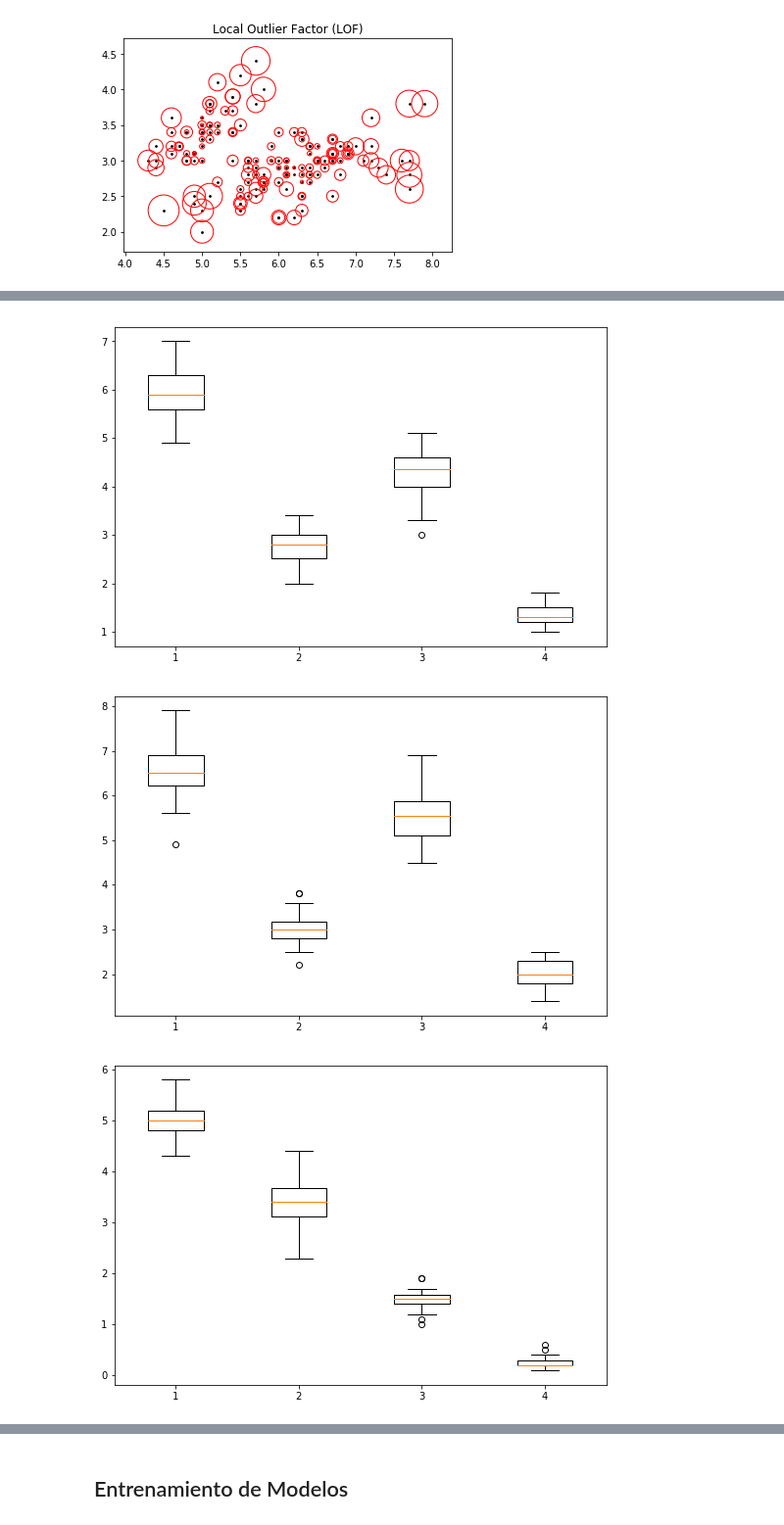
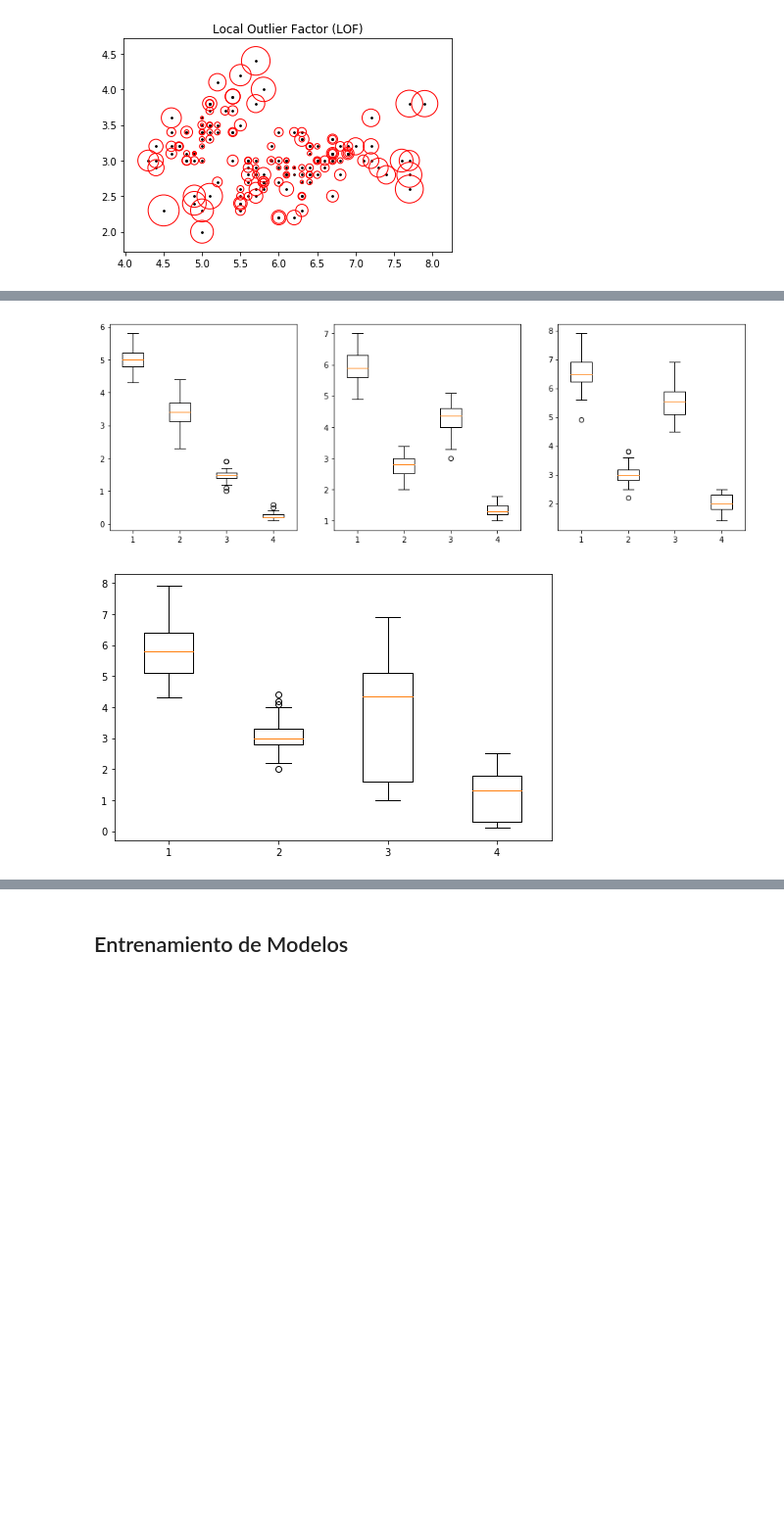
Before and after one commit to iagooteroc/int_computacional, a Jupyter notebook: p1.ipynb, the cells around one changed output, grey strips where cells are left out. Shown: that part at 98% size. Cells and saved outputs as stored; diff of their text form; code cells hidden in the pictures; blank space fills up the shorter version.

```diff
--- a/p1.ipynb
+++ b/p1.ipynb
@@ -32,0 +56,6 @@ bcw = pd.read_csv('./breast-cancer-wisconsin.data', header=None)
+# %%
+iguales = []
+for i, j in it.combinations(range(len(ds.columns)), 2):
+    if round(resultados[i, j], 4) == 1:
+        iguales.append(ds.columns[i])
+        print(ds.columns[i], ds.columns[j])
@@ -49,14 +94,10 @@ plt.show()
 # %% [output]
 [figure]
 # %%
+f, ax = plt.subplots(3,1,figsize=(9,6))
 for i in set(y):
-    # Create a figure instance
-    fig = plt.figure(figsize=(9, 6))
-
-    # Create an axes instance
-    ax = fig.add_subplot(111)
     temp = X[y == i]
     y_pred = clf.fit_predict(temp)
     temp_scores = clf.negative_outlier_factor_
-    ax.plot(range(len(temp_scores)),sorted(-temp_scores))
+    ax[i].plot(range(len(temp_scores)),sorted(-temp_scores))
 # %% [output]
@@ -66,19 +105,23 @@ for i in set(y):
+# %%
+f, ax = plt.subplots(1,3,figsize=(15,5))
+for i in set(y):
+    temp = X[y == i]
+    data = []
+    for j in range(X.shape[1]):
+        data.append(temp[:,j])
+    bp = ax[i].boxplot(data)
+plt.show()
+# %% [output]
+[figure, added]
 # %%
-# X[y == 'Iris-versicolor']
-for i in set(y):
-    # Create a figure instance
-    fig = plt.figure(figsize=(9, 6))
-
-    # Create an axes instance
-    ax = fig.add_subplot(111)
-    temp = X[y == i]
-    data = []
-    for j in range(X.shape[1]):
-        data.append(temp[:,j])
-    bp = ax.boxplot(data)
-#         print(temp[:,j])
+# Create a figure instance
+fig = plt.figure(figsize=(8, 5))
+# Create an axes instance
+ax = fig.add_subplot(111)
+data = []
+for j in range(X.shape[1]):
+    data.append(X[:,j])
+bp = ax.boxplot(data)
 plt.show()
 # %% [output]
-[figure, old version]
+[figure, new version]
-[figure, removed]
-[figure, removed]
```
Also changed, not shown: parts of 39 cells of this notebook, 1 other file.
